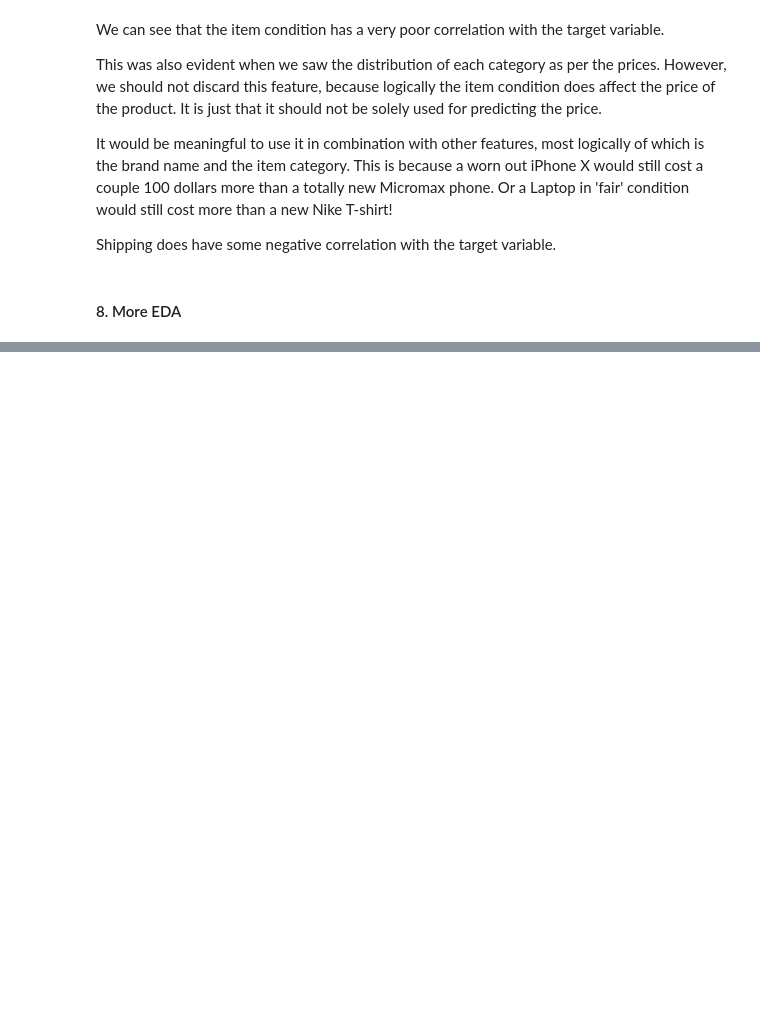
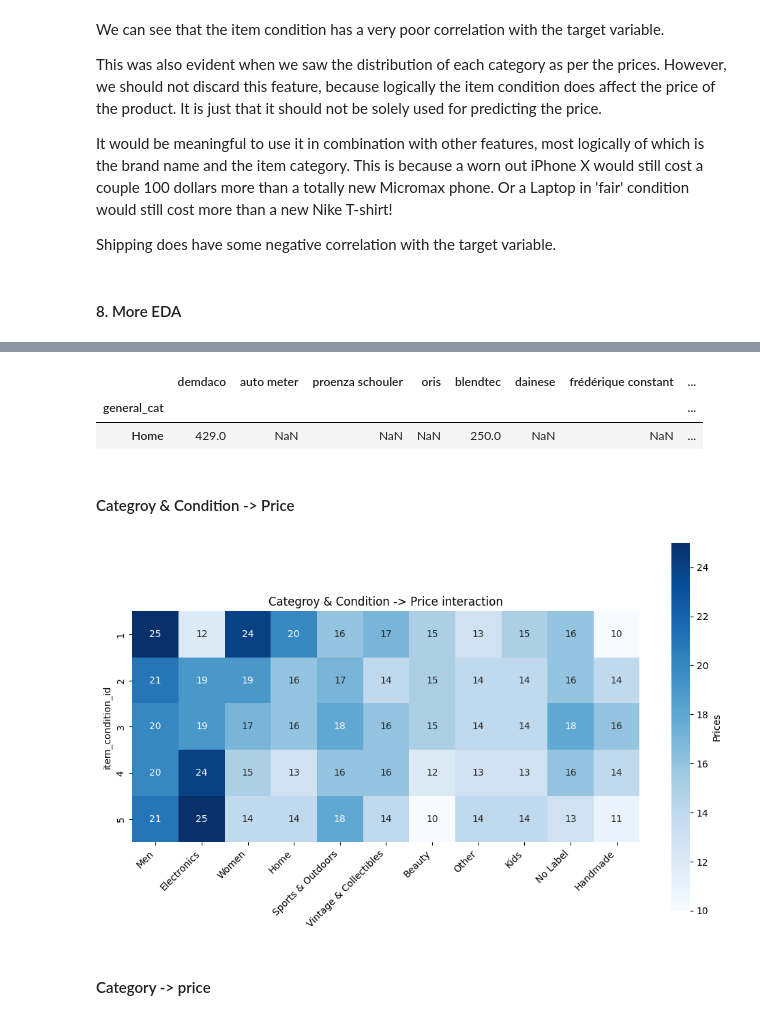
Before and after one commit to Abhimanyu9539/Flask, a Jupyter notebook: Flask with Product Price Prediction/Product price prediction.ipynb, the cells around one changed output, grey strips where cells are left out. Drawn from its saved outputs; the diff is of its cells as text; code cells hidden in the pictures; blank space fills up the shorter version.

```diff
--- a/Flask with Product Price Prediction/Product price prediction.ipynb
+++ b/Flask with Product Price Prediction/Product price prediction.ipynb
@@ -721,0 +985,15 @@ train_df['brand_name'].nunique()
+# %%
+interaction_df
+# %% [output]
+|  | demdaco | auto meter | proenza schouler | oris | blendtec | dainese | frédérique constant | ... |
+| general_cat |  |  |  |  |  |  |  | ... |
+| Home | 429.0 | NaN | NaN | NaN | 250.0 | NaN | NaN | ... |
+# %% [markdown]
+#### Categroy & Condition -> Price
+# %%
+interaction_df = get_interactions('general_cat', 'item_condition_id')
+visualize_interactions(interaction_df, 'Categroy & Condition -> Price interaction')
+# %% [output]
+[figure, added]
+# %% [markdown]
+#### Category -> price
```
Also changed, not shown: parts of 118 cells of this notebook, 1 other file.
